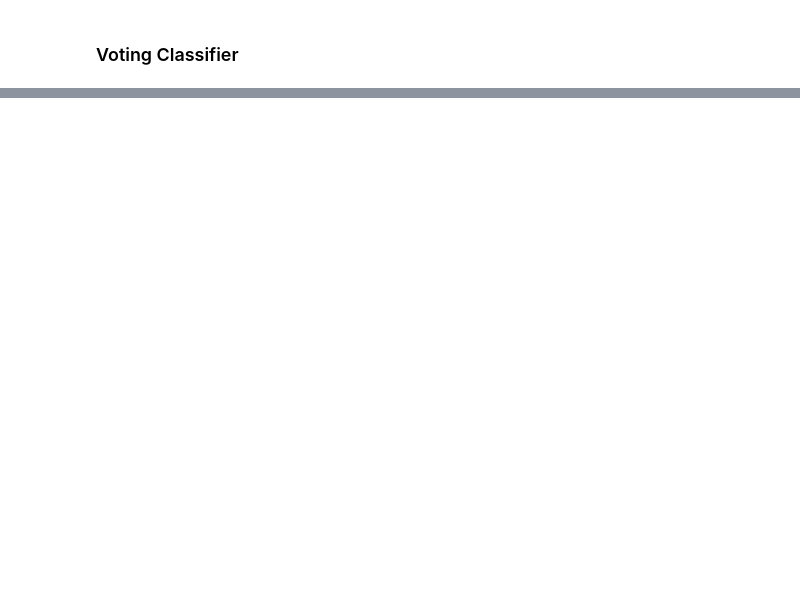
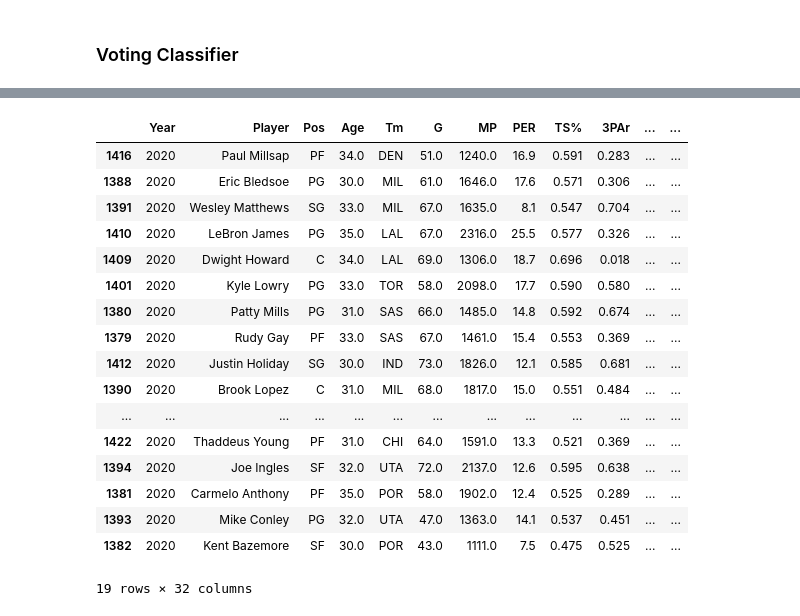
Before and after one commit to GauravMohan1/NBA-Veteran_Analysis, a Jupyter notebook: ml_modeling.ipynb, the cells around one changed output, grey strips where cells are left out. Drawn from its saved outputs; the diff is of its cells as text; code cells hidden in the pictures; blank space fills up the shorter version.

```diff
--- a/ml_modeling.ipynb
+++ b/ml_modeling.ipynb
@@ -249,0 +330,6 @@ metrics.roc_auc_score(ytest,vot_soft.predict_proba(xtest),multi_class='ovr')
+# %%
+new_data = new_data.dropna()
+# %%
+change_rtg = 100*((new_data['Next Rtg'] - new_data['TmNetRtg']).divide(new_data['TmNetRtg'].abs()))
+# %%
+change_ws = 100*((new_data['Next WS'] - new_data['WS'])/abs(new_data['WS']))
@@ -249,0 +364,38 @@ metrics.roc_auc_score(ytest,vot_soft.predict_proba(xtest),multi_class='ovr')
+# %%
+def getClass(vv):
+    if vv < -5000:
+        return 0
+    elif -5000 <= vv < -1000:
+        return 1
+    elif -1000 <= vv < 0:
+        return 2
+    elif 0 <= vv < 1250:
+        return 3
+    elif 1250 <= vv < 8500:
+        return 4
+    elif vv > 8500:
+        return 5
+
+new_data['VV Class'] = [getClass(vv) for vv in new_data['Veteran Value']]
+target_class = new_data['VV Class']
+# %%
+new_data.sort_values(by=['Veteran Value'])
+# %% [output]
+|  | Year | Player | Pos | Age | Tm | G | MP | PER | TS% | 3PAr | ... | ... |
+| 1416 | 2020 | Paul Millsap | PF | 34.0 | DEN | 51.0 | 1240.0 | 16.9 | 0.591 | 0.283 | ... | ... |
+| 1388 | 2020 | Eric Bledsoe | PG | 30.0 | MIL | 61.0 | 1646.0 | 17.6 | 0.571 | 0.306 | ... | ... |
+| 1391 | 2020 | Wesley Matthews | SG | 33.0 | MIL | 67.0 | 1635.0 | 8.1 | 0.547 | 0.704 | ... | ... |
+| 1410 | 2020 | LeBron James | PG | 35.0 | LAL | 67.0 | 2316.0 | 25.5 | 0.577 | 0.326 | ... | ... |
+| 1409 | 2020 | Dwight Howard | C | 34.0 | LAL | 69.0 | 1306.0 | 18.7 | 0.696 | 0.018 | ... | ... |
+| 1401 | 2020 | Kyle Lowry | PG | 33.0 | TOR | 58.0 | 2098.0 | 17.7 | 0.590 | 0.580 | ... | ... |
+| 1380 | 2020 | Patty Mills | PG | 31.0 | SAS | 66.0 | 1485.0 | 14.8 | 0.592 | 0.674 | ... | ... |
+| 1379 | 2020 | Rudy Gay | PF | 33.0 | SAS | 67.0 | 1461.0 | 15.4 | 0.553 | 0.369 | ... | ... |
+| 1412 | 2020 | Justin Holiday | SG | 30.0 | IND | 73.0 | 1826.0 | 12.1 | 0.585 | 0.681 | ... | ... |
+| 1390 | 2020 | Brook Lopez | C | 31.0 | MIL | 68.0 | 1817.0 | 15.0 | 0.551 | 0.484 | ... | ... |
+| ... | ... | ... | ... | ... | ... | ... | ... | ... | ... | ... | ... | ... |
+| 1422 | 2020 | Thaddeus Young | PF | 31.0 | CHI | 64.0 | 1591.0 | 13.3 | 0.521 | 0.369 | ... | ... |
+| 1394 | 2020 | Joe Ingles | SF | 32.0 | UTA | 72.0 | 2137.0 | 12.6 | 0.595 | 0.638 | ... | ... |
+| 1381 | 2020 | Carmelo Anthony | PF | 35.0 | POR | 58.0 | 1902.0 | 12.4 | 0.525 | 0.289 | ... | ... |
+| 1393 | 2020 | Mike Conley | PG | 32.0 | UTA | 47.0 | 1363.0 | 14.1 | 0.537 | 0.451 | ... | ... |
+| 1382 | 2020 | Kent Bazemore | SF | 30.0 | POR | 43.0 | 1111.0 | 7.5 | 0.475 | 0.525 | ... | ... |
+19 rows × 32 columns
```
Also changed, not shown: parts of 38 cells of this notebook.
